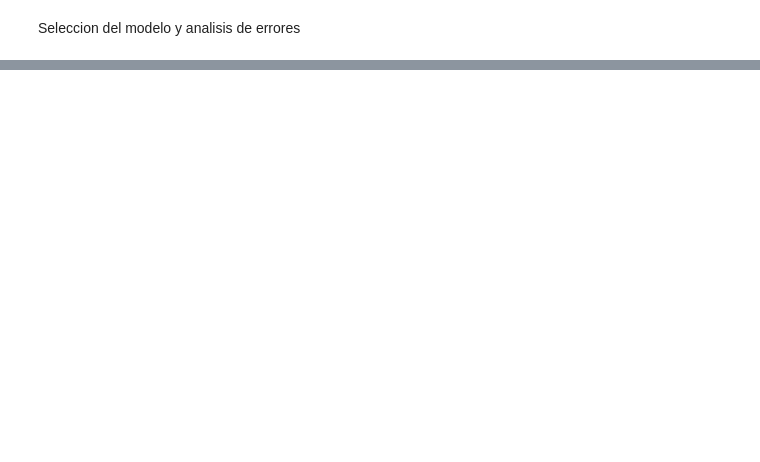
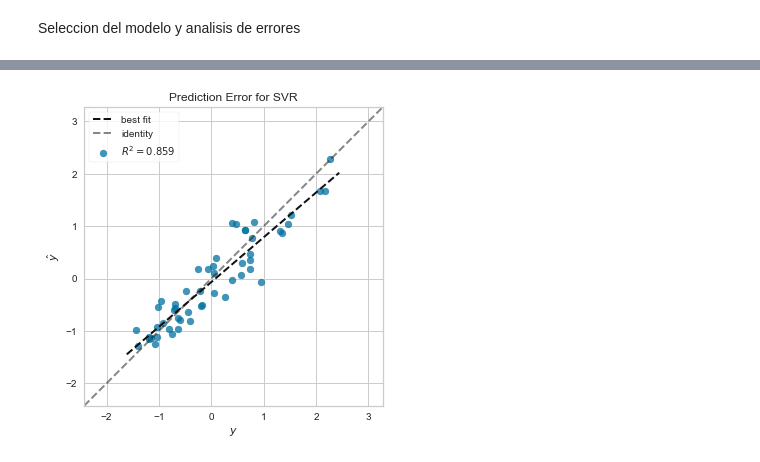
Before and after one commit to adry402/Karvana, a Jupyter notebook: karvana_regression.ipynb, the cells around one changed output, grey strips where cells are left out. Drawn from its saved outputs; the diff is of its cells as text; code cells hidden in the pictures; blank space fills up the shorter version.

```diff
--- a/karvana_regression.ipynb
+++ b/karvana_regression.ipynb
@@ -342,0 +616,8 @@ plot(results)
+# %%
+visualizer = PredictionError(bestModel_SVR)
+
+visualizer.fit(X_train, y_train)
+visualizer.score(X_test, y_test)
+g = visualizer.poof()
+# %% [output]
+[figure, added]
```
Also changed, not shown: parts of 58 cells of this notebook.
